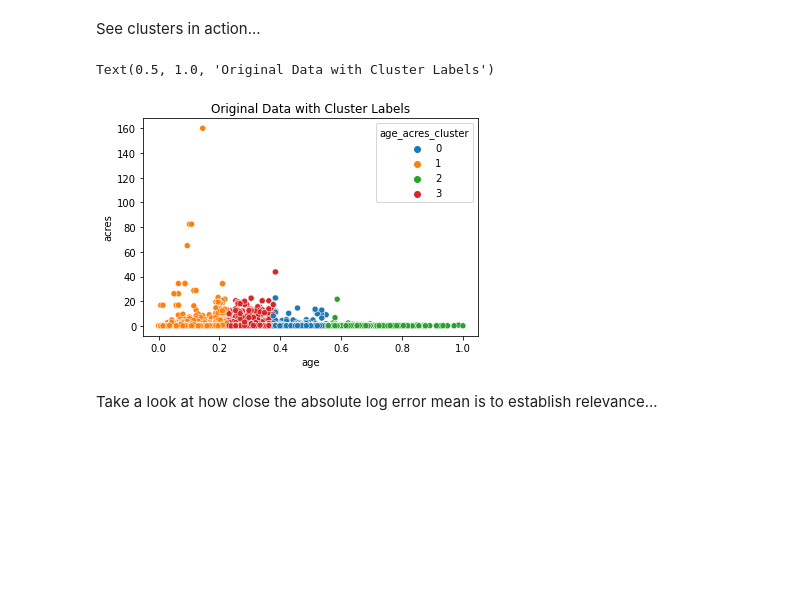
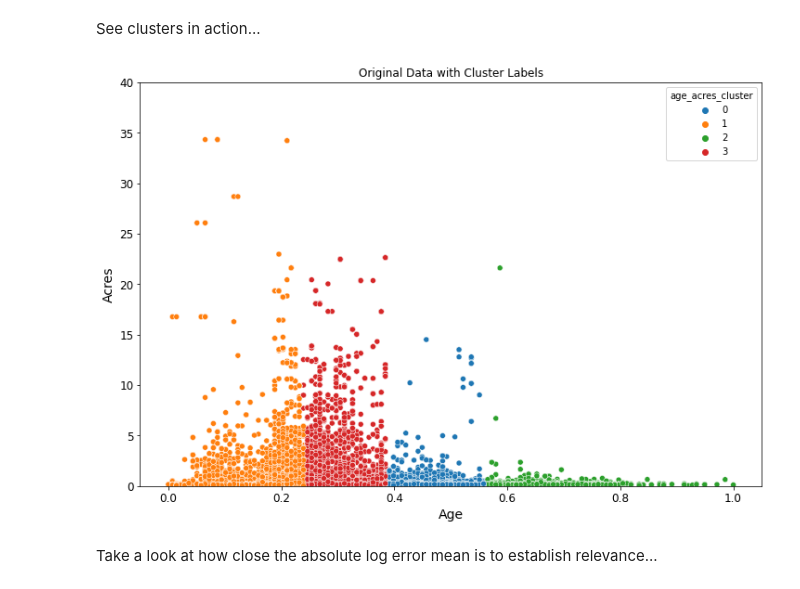
Before and after one commit to jnolf/codeup-clustering-project, a Jupyter notebook: Final_Clustering_Report.ipynb, the cells around one changed output. Cells and saved outputs as stored; diff of their text form; code cells hidden in the pictures; blank space fills up the shorter version.

```diff
--- a/Final_Clustering_Report.ipynb
+++ b/Final_Clustering_Report.ipynb
@@ -732,11 +723,17 @@ ax = sns.stripplot(x=x, y=y, data= train.sample(1000))
 # %% [markdown]
 See clusters in action...
 # %%
+plt.figure(figsize = (12,8))
 sns.scatterplot(x='age', y='acres', hue='age_acres_cluster', data=train)
+plt.ylim(0,40)
 plt.title('Original Data with Cluster Labels')
+plt.xlabel('Age', fontsize = 14)
+plt.xticks(fontsize = 12)
+plt.yticks(fontsize = 12)
+plt.ylabel('Acres', fontsize = 14)
+plt.show()
 # %% [output]
-Text(0.5, 1.0, 'Original Data with Cluster Labels')
-[figure, old version]
+[figure, new version]
 # %% [markdown]
 Take a look at how close the absolute log error mean is to establish relevance...
 # %%
```
Also changed, not shown: parts of 34 cells of this notebook.
